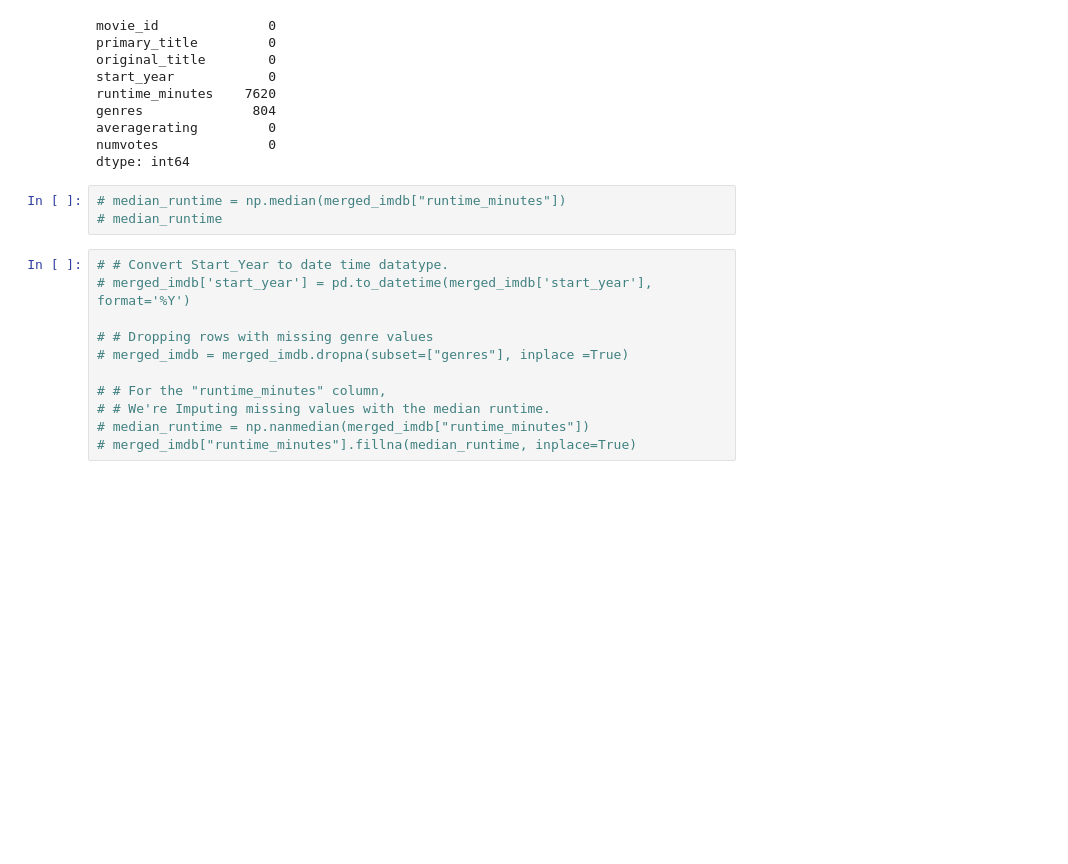
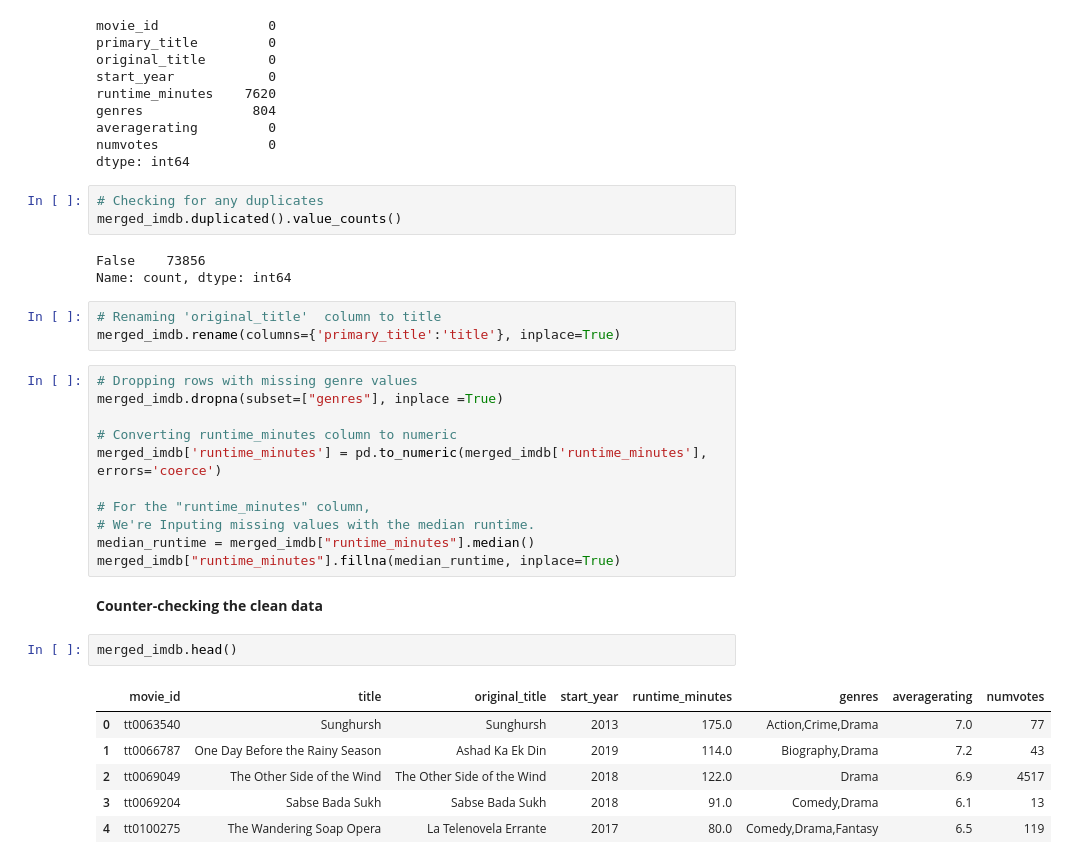
Before and after one commit to PaulMuniu/Microsoft-film-studios-data-analysis, a Jupyter notebook: student.ipynb, the cells around one changed output. Cells and saved outputs as stored; diff of their text form; blank space fills up the shorter version.

```diff
--- a/student.ipynb
+++ b/student.ipynb
@@ -578,17 +625,34 @@ genres              804
 averagerating         0
 numvotes              0
 dtype: int64
-# %%
-# median_runtime = np.median(merged_imdb["runtime_minutes"])
-# median_runtime
+# %%
+# Checking for any duplicates
+merged_imdb.duplicated().value_counts()
+# %% [output]
+False    73856
+Name: count, dtype: int64
+# %%
+# Renaming 'original_title'  column to title
+merged_imdb.rename(columns={'primary_title':'title'}, inplace=True)
 # %%
-# # Convert Start_Year to date time datatype.
-# merged_imdb['start_year'] = pd.to_datetime(merged_imdb['start_year'], format='%Y')
+# Dropping rows with missing genre values
+merged_imdb.dropna(subset=["genres"], inplace =True)
 
-# # Dropping rows with missing genre values
-# merged_imdb = merged_imdb.dropna(subset=["genres"], inplace =True)
+# Converting runtime_minutes column to numeric
+merged_imdb['runtime_minutes'] = pd.to_numeric(merged_imdb['runtime_minutes'], errors='coerce')
 
-# # For the "runtime_minutes" column,
-# # We're Imputing missing values with the median runtime.
-# median_runtime = np.nanmedian(merged_imdb["runtime_minutes"])
-# merged_imdb["runtime_minutes"].fillna(median_runtime, inplace=True)
+# For the "runtime_minutes" column,
+# We're Inputing missing values with the median runtime.
+median_runtime = merged_imdb["runtime_minutes"].median()
+merged_imdb["runtime_minutes"].fillna(median_runtime, inplace=True)
+# %% [markdown]
+**Counter-checking the clean data**
+# %%
+merged_imdb.head()
+# %% [output]
+|  | movie_id | title | original_title | start_year | runtime_minutes | genres | averagerating | numvotes |
+| 0 | tt0063540 | Sunghursh | Sunghursh | 2013 | 175.0 | Action,Crime,Drama | 7.0 | 77 |
+| 1 | tt0066787 | One Day Before the Rainy Season | Ashad Ka Ek Din | 2019 | 114.0 | Biography,Drama | 7.2 | 43 |
+| 2 | tt0069049 | The Other Side of the Wind | The Other Side of the Wind | 2018 | 122.0 | Drama | 6.9 | 4517 |
+| 3 | tt0069204 | Sabse Bada Sukh | Sabse Bada Sukh | 2018 | 91.0 | Comedy,Drama | 6.1 | 13 |
+| 4 | tt0100275 | The Wandering Soap Opera | La Telenovela Errante | 2017 | 80.0 | Comedy,Drama,Fantasy | 6.5 | 119 |
```
Also changed, not shown: parts of 16 cells of this notebook.
